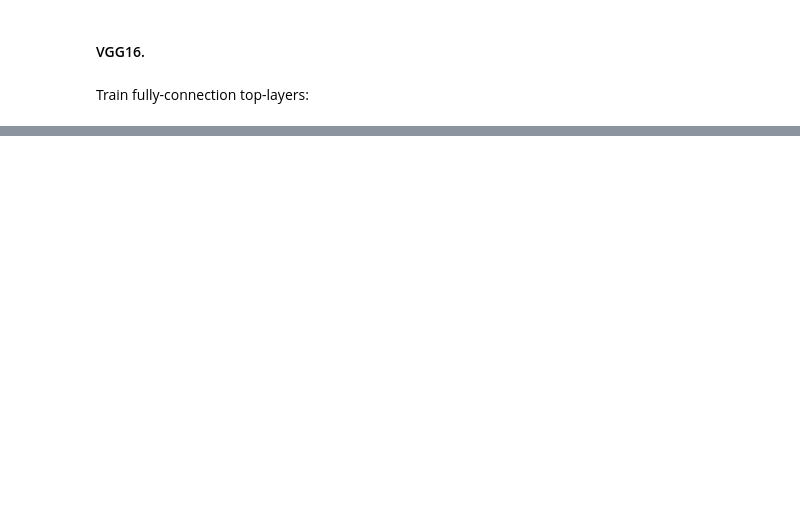
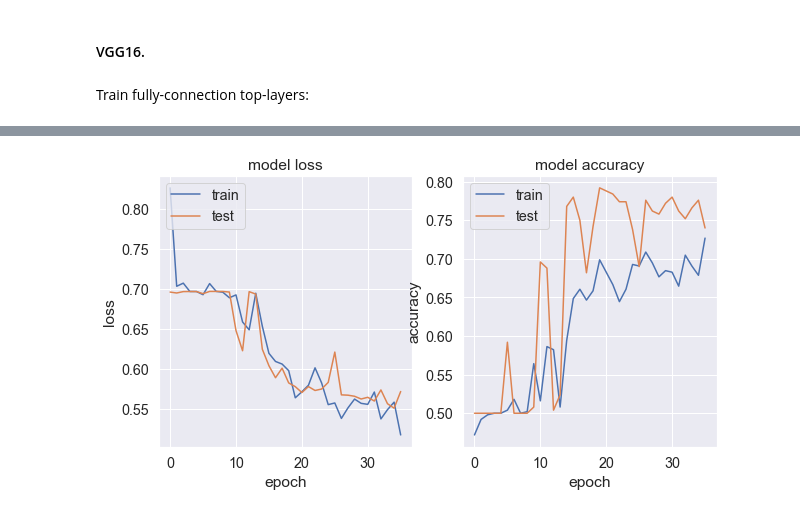
Before and after one commit to Espad/DS_6, a Jupyter notebook: Task_3.ipynb, the cells around one changed output, grey strips where cells are left out. Saved outputs shown, nothing was run; the diff lists cells and outputs as text; code cells hidden in the pictures; blank space fills up the shorter version.

```diff
--- a/Task_3.ipynb
+++ b/Task_3.ipynb
@@ -372,0 +417,3 @@ Downloading data from https://github.com/fchollet/deep-learning-models/releases/
+# %%
+batch_size = 16
+vgg_filepath = 'models/vgg/'
@@ -372,0 +453,33 @@ Downloading data from https://github.com/fchollet/deep-learning-models/releases/
+# %%
+early_stop = EarlyStopping(monitor='val_loss', min_delta=0.03, patience=15, verbose=0, mode='min')
+checkpoint = ModelCheckpoint(vgg_filepath + 'hotdog_bottleneck_model_vgg16.hdf5', monitor='val_loss',
+                             verbose=0, save_best_only=True, mode='min')
+callbacks = [checkpoint,early_stop]
+# %%
+train_data = np.load(vgg_filepath + 'bottleneck_features_train.npy')
+# the features were saved in order, so recreating the labels is easy
+train_labels = np.array([0] * (nb_train_samples // 2) + [1] * (nb_train_samples // 2))
+
+validation_data = np.load(vgg_filepath + 'bottleneck_features_validation.npy')
+validation_labels = np.array([0] * (nb_validation_samples // 2) + [1] * (nb_validation_samples // 2))
+# %%
+model = Sequential()
+model.add(Flatten(input_shape=train_data.shape[1:]))
+model.add(Dense(32, activation='relu',
+                kernel_initializer='he_uniform',
+                kernel_regularizer=l1_l2(1e-6, 1e-6),
+                bias_regularizer=l1_l2(1e-6, 1e-6),
+                activity_regularizer=l1_l2(1e-6, 1e-6)))
+model.add(Dropout(0.6))
+model.add(Dense(1, activation='sigmoid'))
+
+model.compile(optimizer='adam',
+              loss='binary_crossentropy',
+              metrics=['accuracy'])
+
+history_bottleneck = model.fit(train_data, train_labels,
+                               epochs=70,
+                               verbose = 2,
+                               batch_size=batch_size,
+                               callbacks=callbacks,
+                               validation_data=(validation_data, validation_labels))
@@ -372,0 +504,4 @@ Downloading data from https://github.com/fchollet/deep-learning-models/releases/
+# %%
+plot_loss_acc(history_bottleneck)
+# %% [output]
+[figure, added]
```
Also changed, not shown: parts of 22 cells of this notebook, 1 other file.
